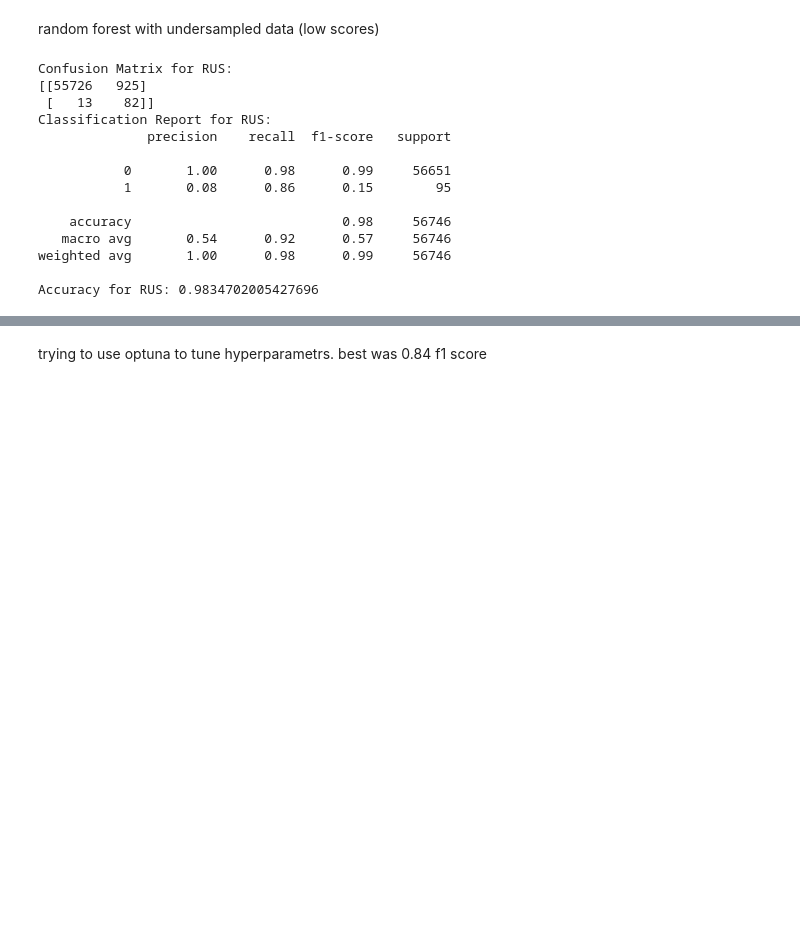
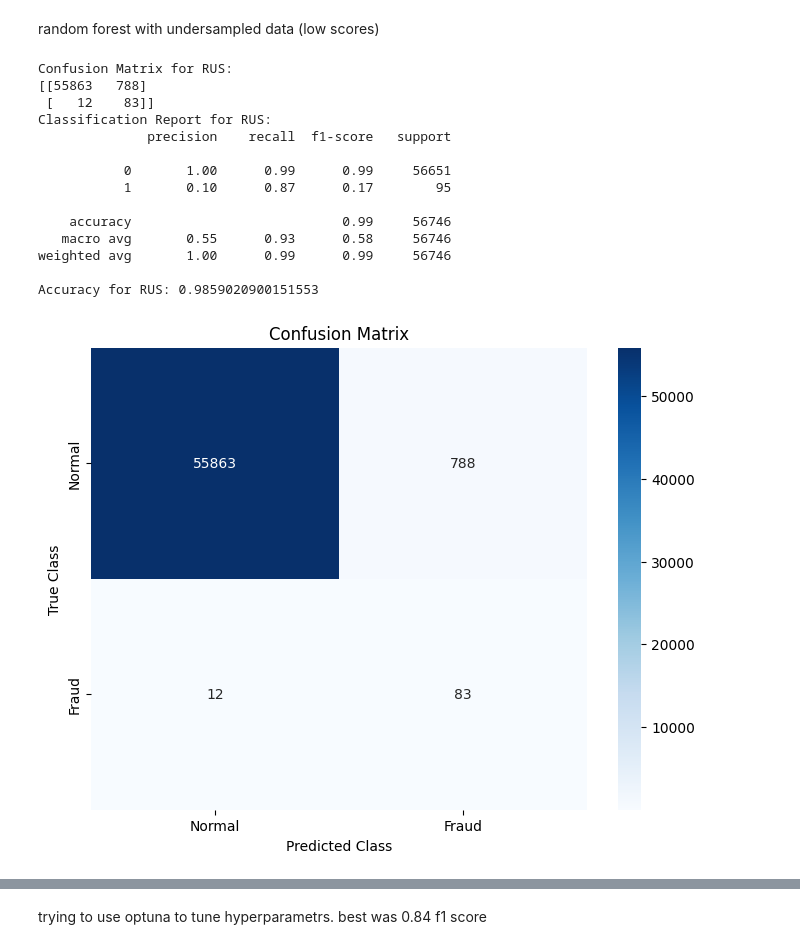
Before and after one commit to MohammadDaadour/Credit-Card-Fraud_Detection, a Jupyter notebook: preprocessing.ipynb, the cells around one changed output, grey strips where cells are left out. Saved outputs shown, nothing was run; the diff lists cells and outputs as text; code cells hidden in the pictures; blank space fills up the shorter version.

```diff
--- a/preprocessing.ipynb
+++ b/preprocessing.ipynb
@@ -263,31 +298,45 @@ Selected Features for only scaled: [False False False  True  True  True False  T
 random forest with undersampled data (low scores)
 # %%
 from sklearn.ensemble import RandomForestClassifier
+import matplotlib.pyplot as plt
 model=RandomForestClassifier(n_estimators=200)
 model.fit(X_train_resampled_rus, y_train_resampled_rus)
 
 from sklearn.metrics import classification_report, confusion_matrix, accuracy_score
 y_pred_rus = model.predict(X_test_scaled)
 print("Confusion Matrix for RUS:")
 print(confusion_matrix(y_test, y_pred_rus))
 print("Classification Report for RUS:")
 print(classification_report(y_test, y_pred_rus))
 print("Accuracy for RUS:", accuracy_score(y_test, y_pred_rus))
+
+
+
+
+conf_matrix = confusion_matrix(y_test, y_pred_rus)
+plt.figure(figsize=(8, 6))
+sns.heatmap(conf_matrix, annot=True, fmt="d", cmap="Blues",
+            xticklabels=['Normal', 'Fraud'], yticklabels=['Normal', 'Fraud'])
+plt.title("Confusion Matrix")
+plt.xlabel("Predicted Class")
+plt.ylabel("True Class")
+plt.show()
 # %% [output]
 Confusion Matrix for RUS:
-[[55726   925]
- [   13    82]]
+[[55863   788]
+ [   12    83]]
 Classification Report for RUS:
               precision    recall  f1-score   support
 
-           0       1.00      0.98      0.99     56651
-           1       0.08      0.86      0.15        95
+           0       1.00      0.99      0.99     56651
+           1       0.10      0.87      0.17        95
 
-    accuracy                           0.98     56746
-   macro avg       0.54      0.92      0.57     56746
-weighted avg       1.00      0.98      0.99     56746
+    accuracy                           0.99     56746
+   macro avg       0.55      0.93      0.58     56746
+weighted avg       1.00      0.99      0.99     56746
 
-Accuracy for RUS: 0.9834702005427696
+Accuracy for RUS: 0.9859020900151553
+[figure, added]
 # %%
 import sys
 print(sys.executable)
```
Also changed, not shown: parts of 9 cells of this notebook.
